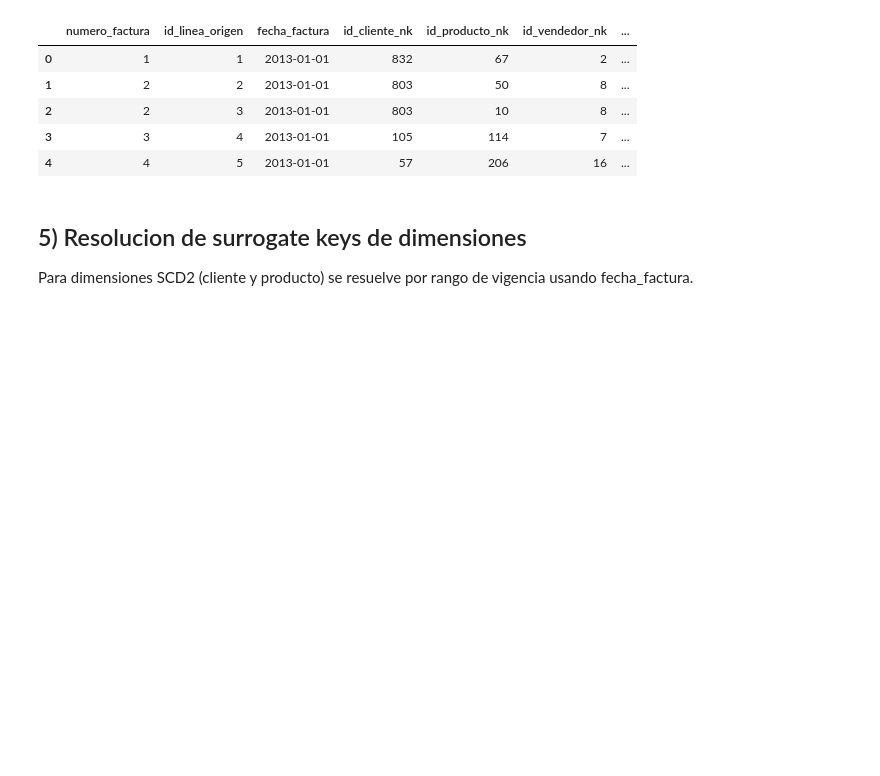
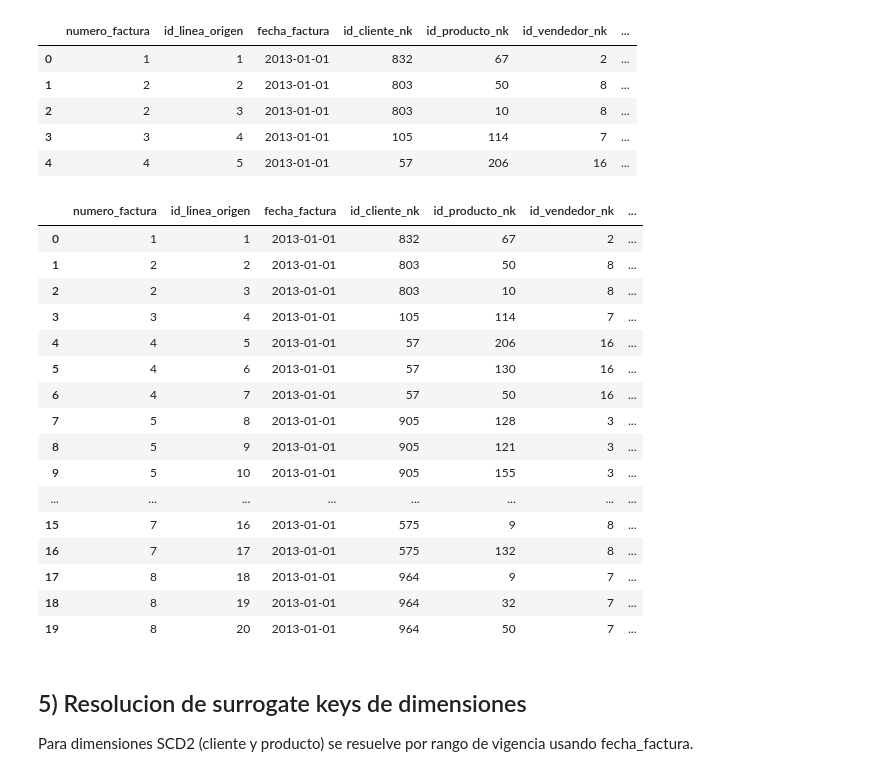
Before and after one commit to seorozco/Ingenieria_Datos, a Jupyter notebook: notebook/unidad_IV/02_kimball_create_FACT_VENTAS.ipynb, the cells around one changed output. Drawn from its saved outputs; the diff is of its cells as text; code cells hidden in the pictures; blank space fills up the shorter version.

```diff
--- a/notebook/unidad_IV/02_kimball_create_FACT_VENTAS.ipynb
+++ b/notebook/unidad_IV/02_kimball_create_FACT_VENTAS.ipynb
@@ -210,6 +210,26 @@ Filas extraidas de origen: 228265
 | 2 | 2 | 3 | 2013-01-01 | 803 | 10 | 8 | ... |
 | 3 | 3 | 4 | 2013-01-01 | 105 | 114 | 7 | ... |
 | 4 | 4 | 5 | 2013-01-01 | 57 | 206 | 16 | ... |
+# %%
+df_fact_src.head(20)
+# %% [output]
+|  | numero_factura | id_linea_origen | fecha_factura | id_cliente_nk | id_producto_nk | id_vendedor_nk | ... |
+| 0 | 1 | 1 | 2013-01-01 | 832 | 67 | 2 | ... |
+| 1 | 2 | 2 | 2013-01-01 | 803 | 50 | 8 | ... |
+| 2 | 2 | 3 | 2013-01-01 | 803 | 10 | 8 | ... |
+| 3 | 3 | 4 | 2013-01-01 | 105 | 114 | 7 | ... |
+| 4 | 4 | 5 | 2013-01-01 | 57 | 206 | 16 | ... |
+| 5 | 4 | 6 | 2013-01-01 | 57 | 130 | 16 | ... |
+| 6 | 4 | 7 | 2013-01-01 | 57 | 50 | 16 | ... |
+| 7 | 5 | 8 | 2013-01-01 | 905 | 128 | 3 | ... |
+| 8 | 5 | 9 | 2013-01-01 | 905 | 121 | 3 | ... |
+| 9 | 5 | 10 | 2013-01-01 | 905 | 155 | 3 | ... |
+| ... | ... | ... | ... | ... | ... | ... | ... |
+| 15 | 7 | 16 | 2013-01-01 | 575 | 9 | 8 | ... |
+| 16 | 7 | 17 | 2013-01-01 | 575 | 132 | 8 | ... |
+| 17 | 8 | 18 | 2013-01-01 | 964 | 9 | 7 | ... |
+| 18 | 8 | 19 | 2013-01-01 | 964 | 32 | 7 | ... |
+| 19 | 8 | 20 | 2013-01-01 | 964 | 50 | 7 | ... |
 # %% [markdown]
 ## 5) Resolucion de surrogate keys de dimensiones
 
```
Also changed, not shown: parts of 3 cells of this notebook, 2 other files.
